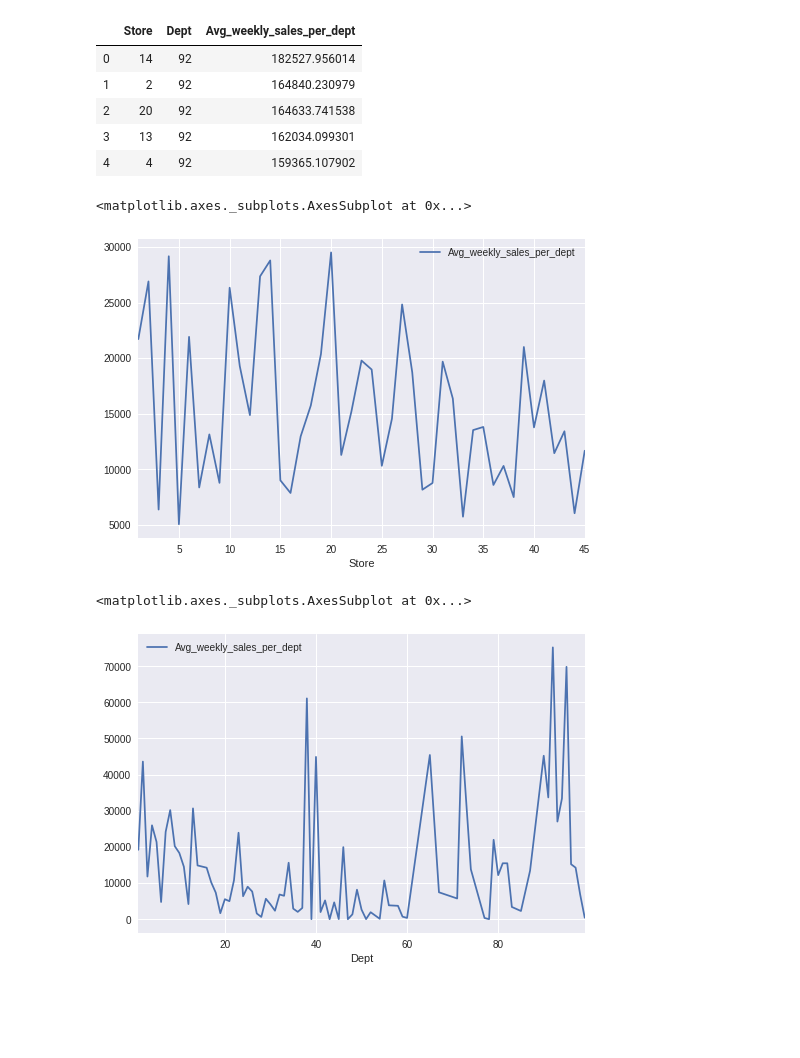
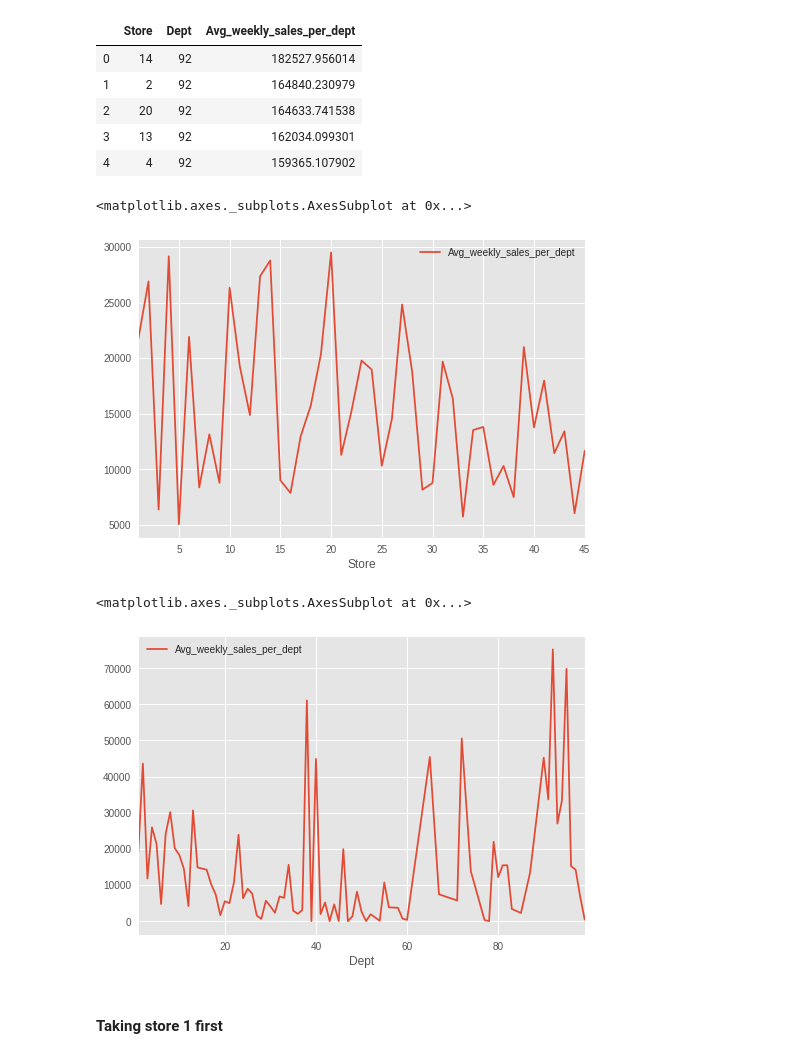
Before and after one commit to sagnikrana/Sales-Forecasting, a Jupyter notebook: Sales Forecasting.ipynb, the cells around one changed output. Cells and saved outputs as stored; diff of their text form; code cells hidden in the pictures; blank space fills up the shorter version.

```diff
--- a/Sales Forecasting.ipynb
+++ b/Sales Forecasting.ipynb
@@ -14,6 +14,6 @@ from pandasql import sqldf
 pysqldf = lambda q: sqldf(q, globals())
 
 from matplotlib.pyplot import figure
-figure(num=None, figsize=(8, 6), dpi=80, facecolor='w', edgecolor='k')
-plt.style.use('seaborn')
+figure(num=None, figsize=(10, 10), dpi=80, facecolor='w', edgecolor='k')
+plt.style.use('ggplot')
 # %% [output]
@@ -98,22 +98,21 @@ store_dept_avg_weekly_sale_per_dept.head()
 # %%
 q = """SELECT
         Store, AVG(Weekly_Sales) as Avg_weekly_sales_per_dept
      FROM
         sales_data
      GROUP BY
         Store
     ORDER BY
         Store DESC
         """
 
 store_avg_weekly_sale_per_dept = pysqldf(q)
-store_avg_weekly_sale_per_dept.head()
-store_avg_weekly_sale_per_dept.index = store_dept_avg_weekly_sale_per_dept.Store
+store_avg_weekly_sale_per_dept.index = store_avg_weekly_sale_per_dept.Store
 del store_avg_weekly_sale_per_dept['Store']
 store_avg_weekly_sale_per_dept.plot()
 # %% [output]
 <matplotlib.axes._subplots.AxesSubplot at 0x...>
-[figure, old version]
+[figure, new version]
 # %%
 q = """SELECT
         DEPT, AVG(Weekly_Sales) as Avg_weekly_sales_per_dept
@@ -131,4 +130,6 @@ del dept_avg_weekly_sale_per_dept['Dept']
 dept_avg_weekly_sale_per_dept.plot()
 # %% [output]
 <matplotlib.axes._subplots.AxesSubplot at 0x...>
-[figure, old version]
+[figure, new version]
+# %% [markdown]
+#### Taking store 1 first
```
Also changed, not shown: parts of 13 cells of this notebook.
